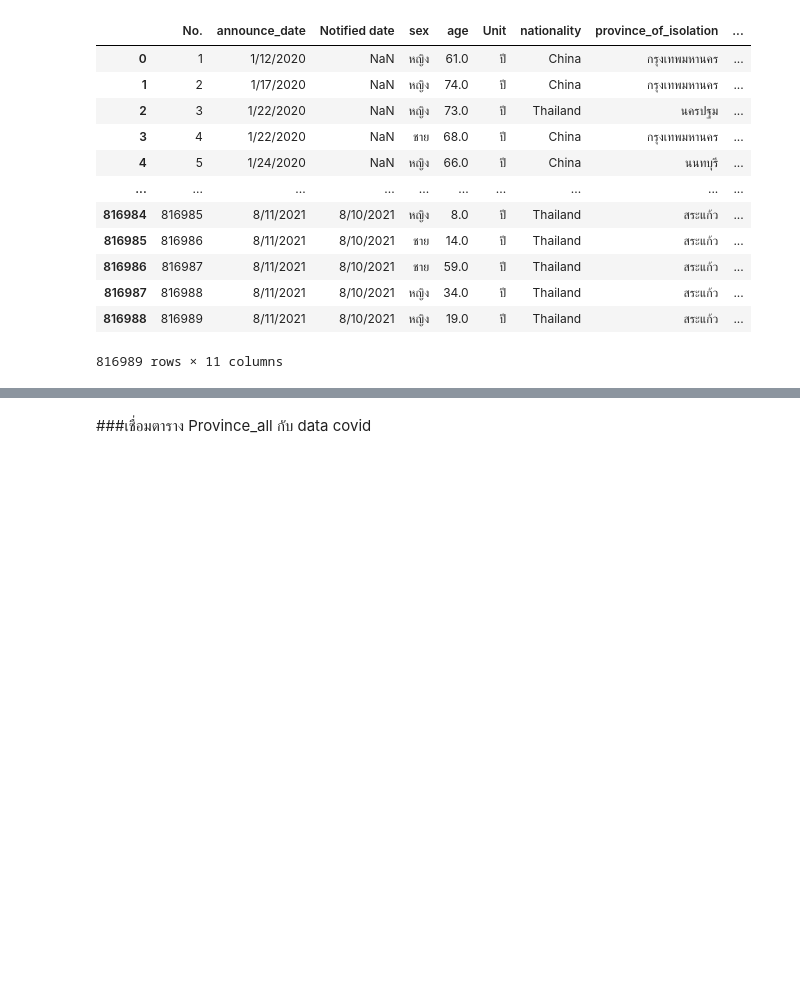
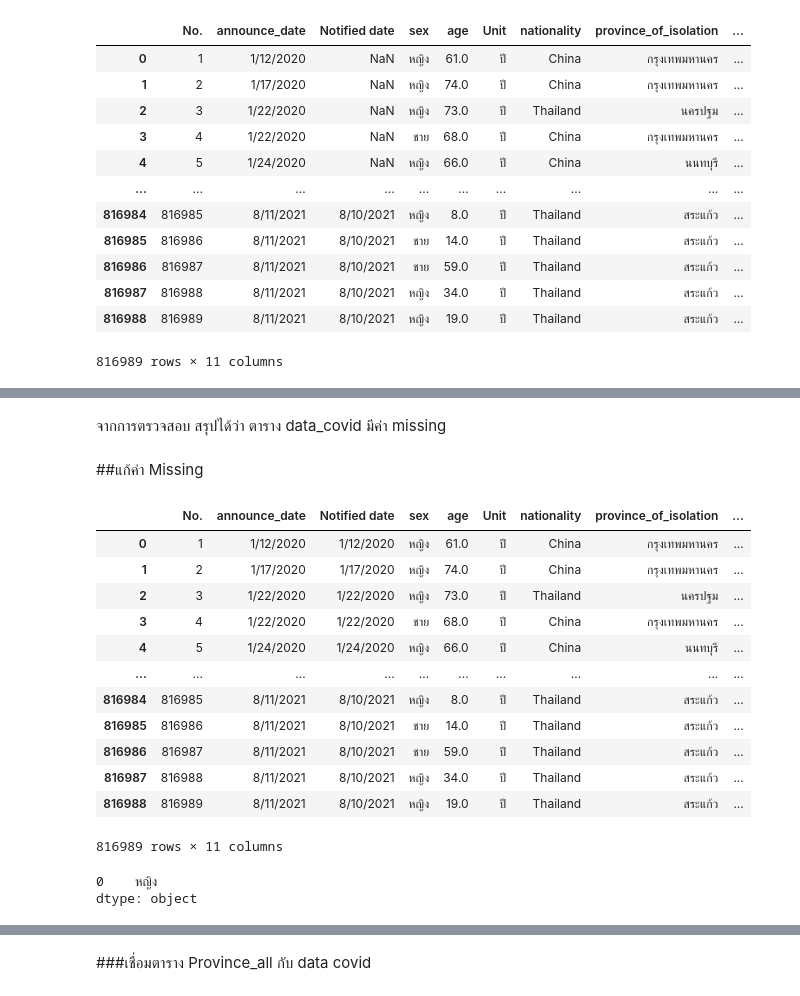
Before and after one commit to Chanunchida-May/data_viz_2022, a Jupyter notebook: BasicPython&DataViz_midterm2022.ipynb, the cells around one changed output, grey strips where cells are left out. Saved outputs shown, nothing was run; the diff lists cells and outputs as text; code cells hidden in the pictures; blank space fills up the shorter version.

```diff
--- a/BasicPython&DataViz_midterm2022.ipynb
+++ b/BasicPython&DataViz_midterm2022.ipynb
@@ -249,0 +161,26 @@ data_covid
+# %% [markdown]
+จากการตรวจสอบ สรุปได้ว่า ตาราง data_covid มีค่า missing
+# %% [markdown]
+##แก้ค่า Missing
+# %%
+data_covid_1=data_covid.fillna(value ={ 'Notified date' : data_covid['announce_date']})  ## แก้คอลลัมน์ Notified date เติมค่าว่าง โดยใช้คำสั่ง .fillna() ซึ่งค่าที่นำมาใส่คือ ค่าจากคอลลัมน์ announce_date
+data_covid_1
+# %% [output]
+|  | No. | announce_date | Notified date | sex | age | Unit | nationality | province_of_isolation | ... |
+| 0 | 1 | 1/12/2020 | 1/12/2020 | หญิง | 61.0 | ปี | China | กรุงเทพมหานคร | ... |
+| 1 | 2 | 1/17/2020 | 1/17/2020 | หญิง | 74.0 | ปี | China | กรุงเทพมหานคร | ... |
+| 2 | 3 | 1/22/2020 | 1/22/2020 | หญิง | 73.0 | ปี | Thailand | นครปฐม | ... |
+| 3 | 4 | 1/22/2020 | 1/22/2020 | ชาย | 68.0 | ปี | China | กรุงเทพมหานคร | ... |
+| 4 | 5 | 1/24/2020 | 1/24/2020 | หญิง | 66.0 | ปี | China | นนทบุรี | ... |
+| ... | ... | ... | ... | ... | ... | ... | ... | ... | ... |
+| 816984 | 816985 | 8/11/2021 | 8/10/2021 | หญิง | 8.0 | ปี | Thailand | สระแก้ว | ... |
+| 816985 | 816986 | 8/11/2021 | 8/10/2021 | ชาย | 14.0 | ปี | Thailand | สระแก้ว | ... |
+| 816986 | 816987 | 8/11/2021 | 8/10/2021 | ชาย | 59.0 | ปี | Thailand | สระแก้ว | ... |
+| 816987 | 816988 | 8/11/2021 | 8/10/2021 | หญิง | 34.0 | ปี | Thailand | สระแก้ว | ... |
+| 816988 | 816989 | 8/11/2021 | 8/10/2021 | หญิง | 19.0 | ปี | Thailand | สระแก้ว | ... |
+816989 rows × 11 columns
+# %%
+data_covid_1['sex'].mode()  ## หาค่าที่ซ้ำกันมากที่สุดโดยใช้ .mode
+# %% [output]
+0    หญิง
+dtype: object
```
Also changed, not shown: parts of 102 cells of this notebook.
